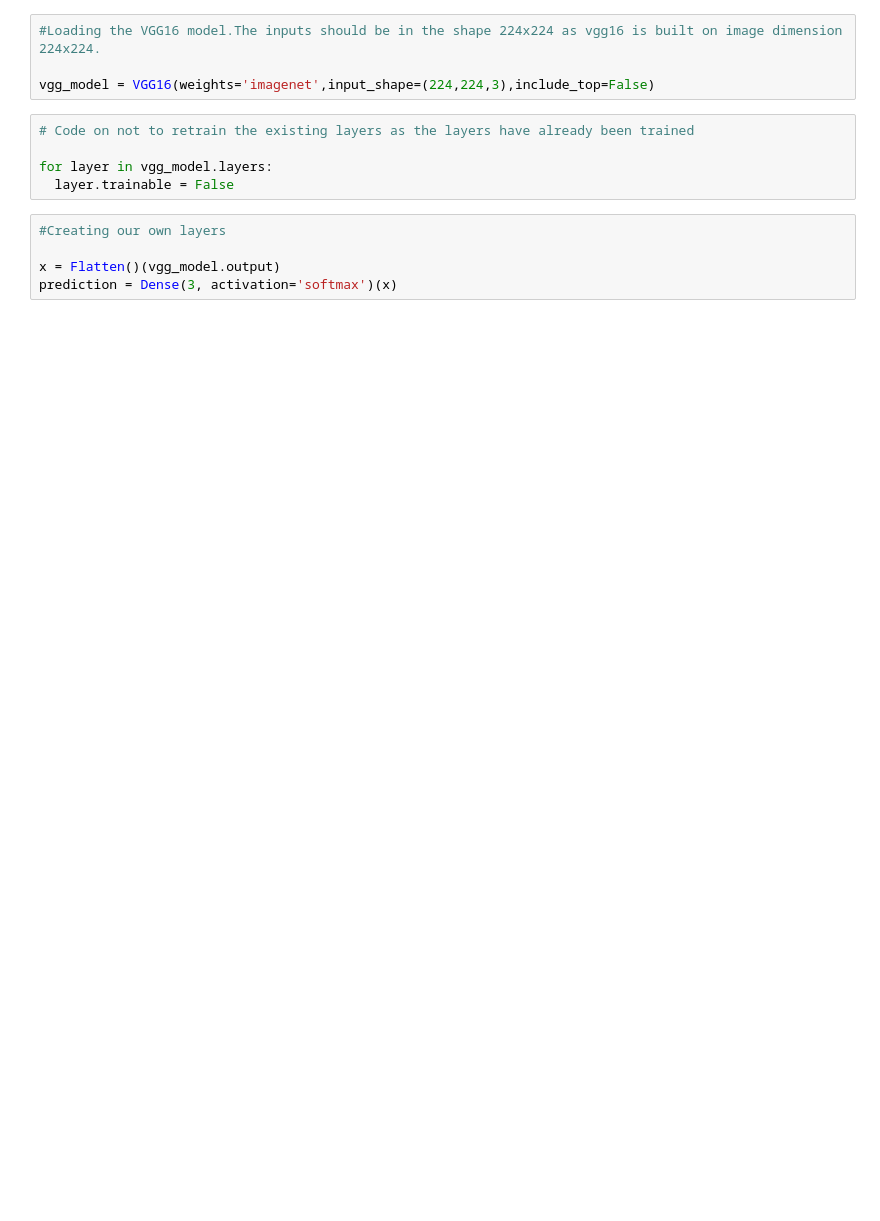
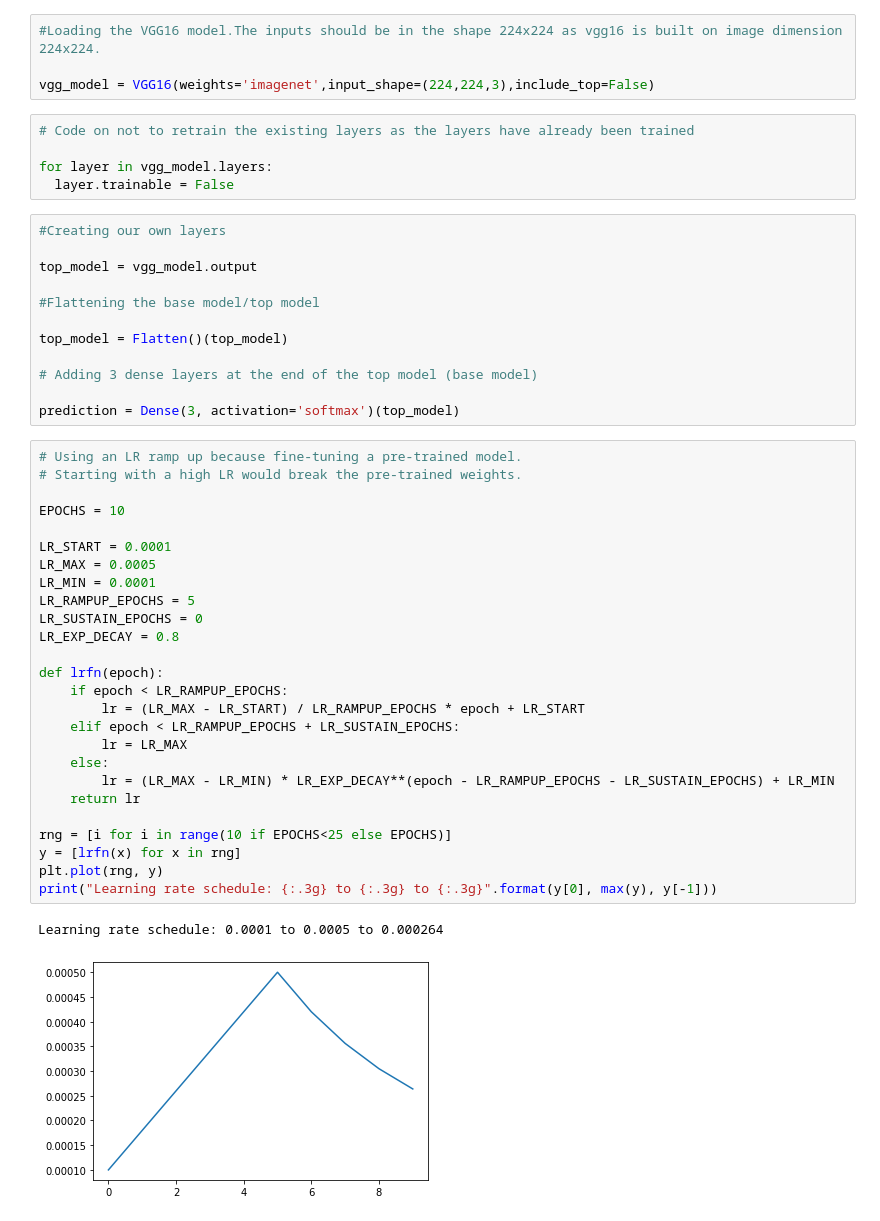
Before and after one commit to vmalgi/COVID-19-detection-using-Deep-Learning, a Jupyter notebook: COVID_19_image_classification_using_deep_learning.ipynb, the cells around one changed output. Drawn from its saved outputs; the diff is of its cells as text; blank space fills up the shorter version.

```diff
--- a/COVID_19_image_classification_using_deep_learning.ipynb
+++ b/COVID_19_image_classification_using_deep_learning.ipynb
@@ -39,5 +58,41 @@ for layer in vgg_model.layers:
 # %%
 #Creating our own layers
 
-x = Flatten()(vgg_model.output)
-prediction = Dense(3, activation='softmax')(x)
+top_model = vgg_model.output
+
+#Flattening the base model/top model
+
+top_model = Flatten()(top_model)
+
+# Adding 3 dense layers at the end of the top model (base model)
+
+prediction = Dense(3, activation='softmax')(top_model)
+# %%
+# Using an LR ramp up because fine-tuning a pre-trained model.
+# Starting with a high LR would break the pre-trained weights.
+
+EPOCHS = 10
+
+LR_START = 0.0001
+LR_MAX = 0.0005
+LR_MIN = 0.0001
+LR_RAMPUP_EPOCHS = 5
+LR_SUSTAIN_EPOCHS = 0
+LR_EXP_DECAY = 0.8
+
+def lrfn(epoch):
+    if epoch < LR_RAMPUP_EPOCHS:
+        lr = (LR_MAX - LR_START) / LR_RAMPUP_EPOCHS * epoch + LR_START
+    elif epoch < LR_RAMPUP_EPOCHS + LR_SUSTAIN_EPOCHS:
+        lr = LR_MAX
+    else:
+        lr = (LR_MAX - LR_MIN) * LR_EXP_DECAY**(epoch - LR_RAMPUP_EPOCHS - LR_SUSTAIN_EPOCHS) + LR_MIN
+    return lr
+
+rng = [i for i in range(10 if EPOCHS<25 else EPOCHS)]
+y = [lrfn(x) for x in rng]
+plt.plot(rng, y)
+print("Learning rate schedule: {:.3g} to {:.3g} to {:.3g}".format(y[0], max(y), y[-1]))
+# %% [output]
+Learning rate schedule: 0.0001 to 0.0005 to 0.000264
+[figure, added]
```
Also changed, not shown: parts of 17 cells of this notebook, 2 other files.
